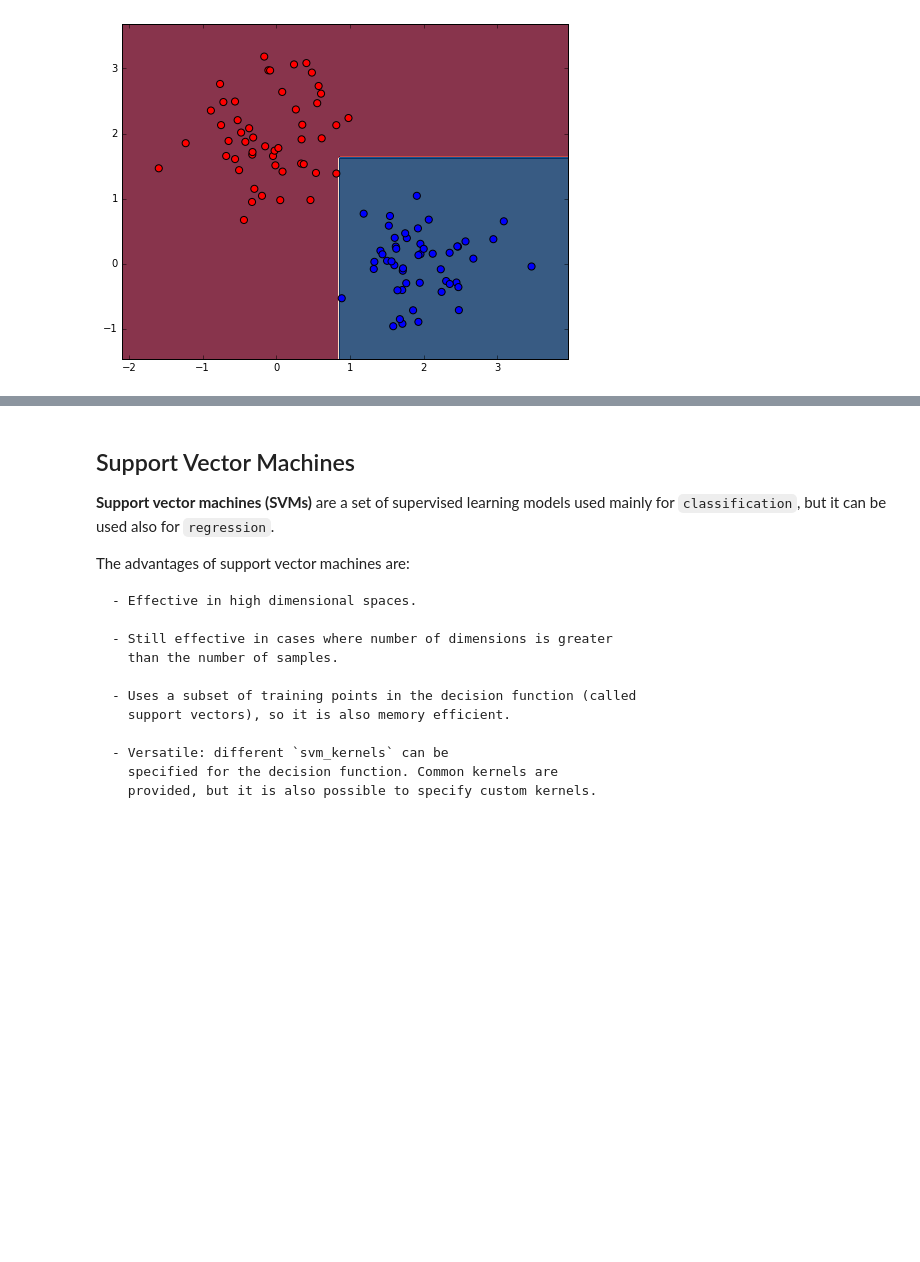
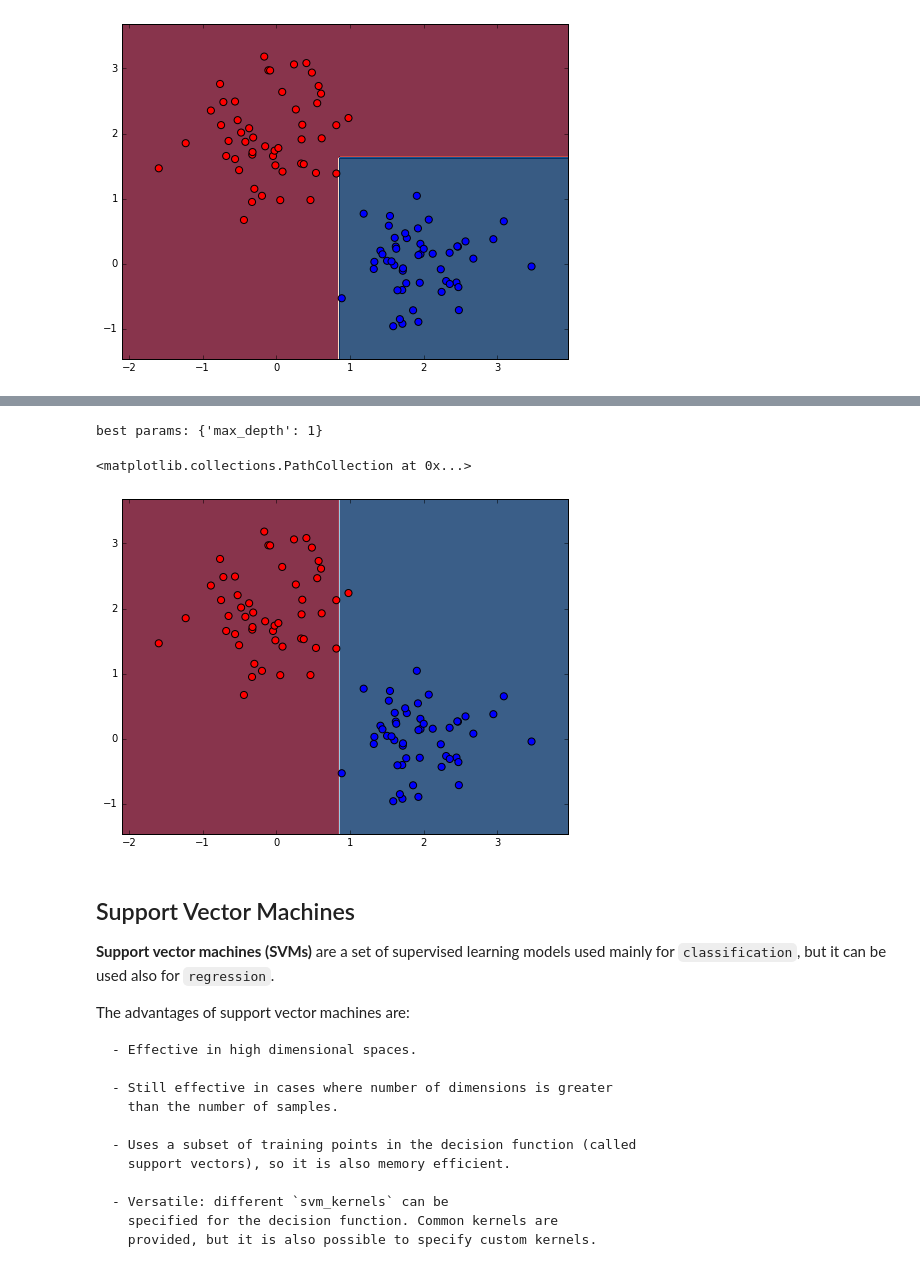
Before and after one commit to giuliacarletti/BigDive, a Jupyter notebook: datascience/ml/ML2-Classifiers_Lezione_11_nov_2016.ipynb, the cells around one changed output, grey strips where cells are left out. Drawn from its saved outputs; the diff is of its cells as text; code cells hidden in the pictures; blank space fills up the shorter version.

```diff
--- a/datascience/ml/ML2-Classifiers_Lezione_11_nov_2016.ipynb
+++ b/datascience/ml/ML2-Classifiers_Lezione_11_nov_2016.ipynb
@@ -448,3 +478,19 @@ best params: {'max_depth': 3}
+# %%
+from sklearn import tree
+
+model = tree.DecisionTreeClassifier(criterion='entropy', random_state=1)
+gs = grid_search.GridSearchCV(model, {'max_depth': arange(1,20)}, cv=20)
+gs.fit(X, y)
+
+print "best params:" , gs.best_params_
+
+plot_decision_boundary(gs, X)
+# plot the dataset points
+scatter(X[:, 0], X[:, 1], c=y, cmap=cm_bright, s=50)
+# %% [output]
+best params: {'max_depth': 1}
+<matplotlib.collections.PathCollection at 0x...>
+[figure, added]
 # %% [markdown]
 ## Support Vector Machines
 
```
Also changed, not shown: parts of 29 cells of this notebook, 1 other file.
